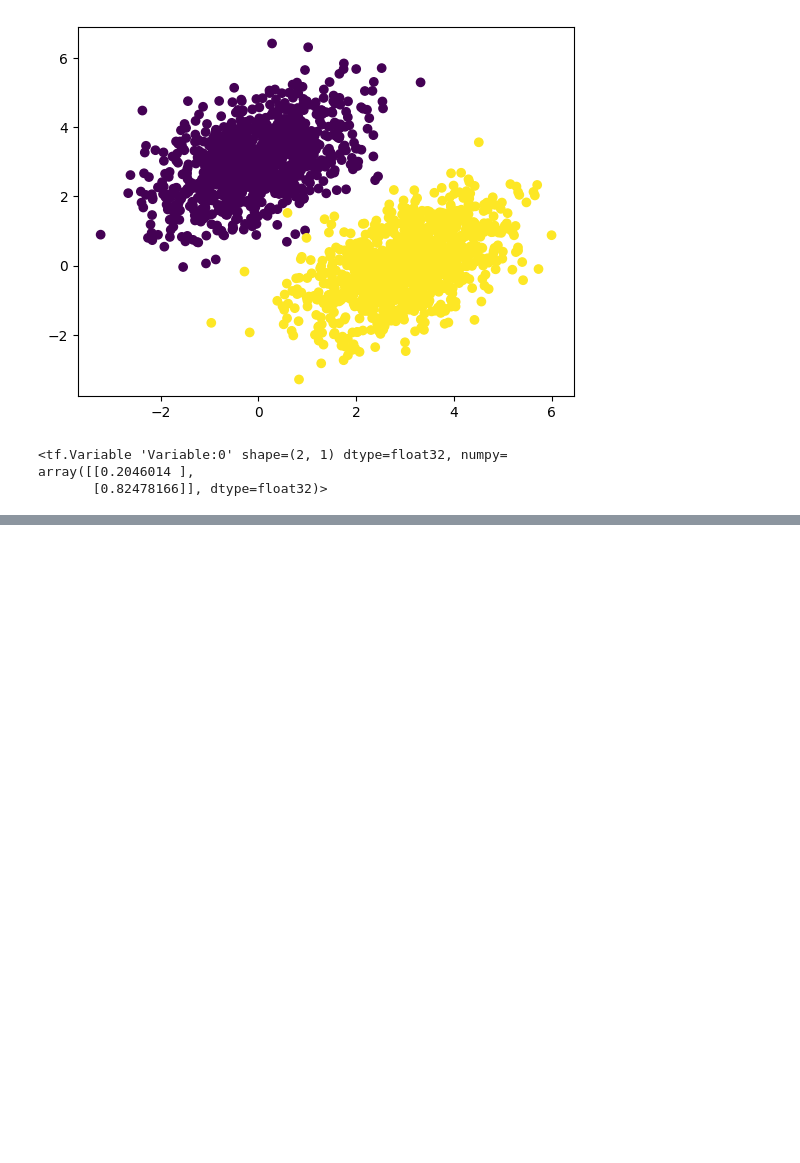
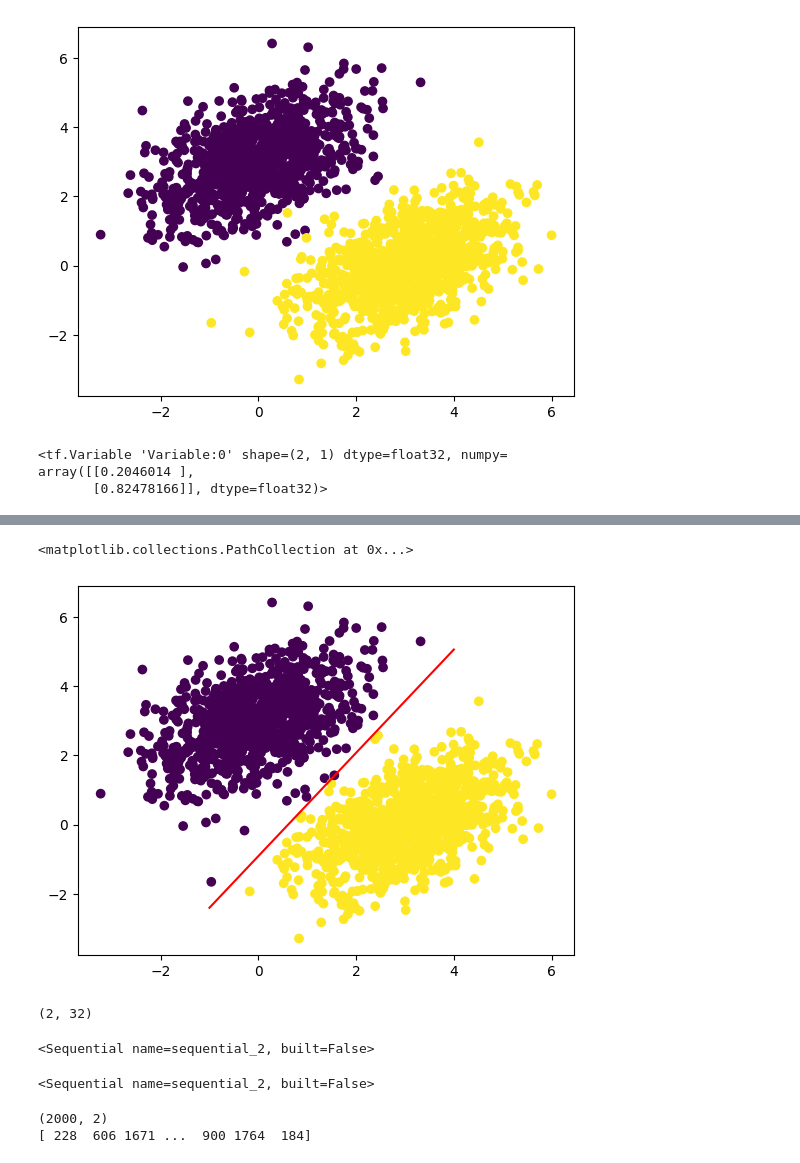
Before and after one commit to cwh611/deep_learning_with_python, a Jupyter notebook: chapter_3.ipynb, the cells around one changed output, grey strips where cells are left out. Drawn from its saved outputs; the diff is of its cells as text; code cells hidden in the pictures; blank space fills up the shorter version.

```diff
--- a/chapter_3.ipynb
+++ b/chapter_3.ipynb
@@ -249,0 +296,8 @@ array([[0.2046014 ],
+# %%
+x = np.linspace(-1, 4, 100)
+y = - W[0] / W[1] * x + (0.5 -b) / W[1]
+plt.plot(x, y, "-r")
+plt.scatter(inputs[:, 0], inputs[:, 1], c=predictions[:, 0] > 0.5)
+# %% [output]
+<matplotlib.collections.PathCollection at 0x...>
+[figure, added]
@@ -249,0 +321,26 @@ array([[0.2046014 ],
+# %%
+my_dense = SimpleDense(units=32, activation=tf.nn.relu)
+input_tensor = tf.ones(shape=(2, 784))
+output_tensor = my_dense(input_tensor)
+print(output_tensor.shape)
+# %% [output]
+(2, 32)
+# %%
+model = tf.keras.Sequential([tf.keras.layers.Dense(1)])
+print(model)
+# %% [output]
+<Sequential name=sequential_2, built=False>
+# %%
+model.compile(optimizer=tf.keras.optimizers.RMSprop(learning_rate=0.1),
+              loss=tf.keras.losses.MeanSquaredError(),
+              metrics=[tf.keras.metrics.BinaryAccuracy()])
+print(model)
+# %% [output]
+<Sequential name=sequential_2, built=False>
+# %%
+indices_permutation = np.random.permutation(len(inputs))
+print(inputs.shape)
+print(indices_permutation)
+# %% [output]
+(2000, 2)
+[ 228  606 1671 ...  900 1764  184]
```
Also changed, not shown: parts of 14 cells of this notebook.
